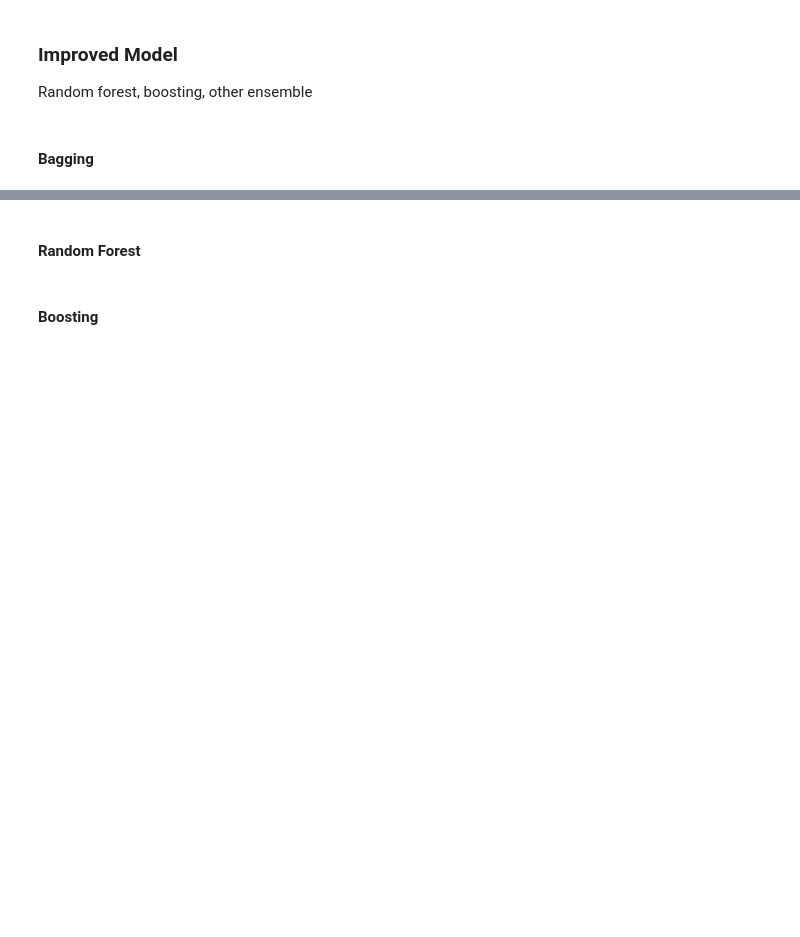
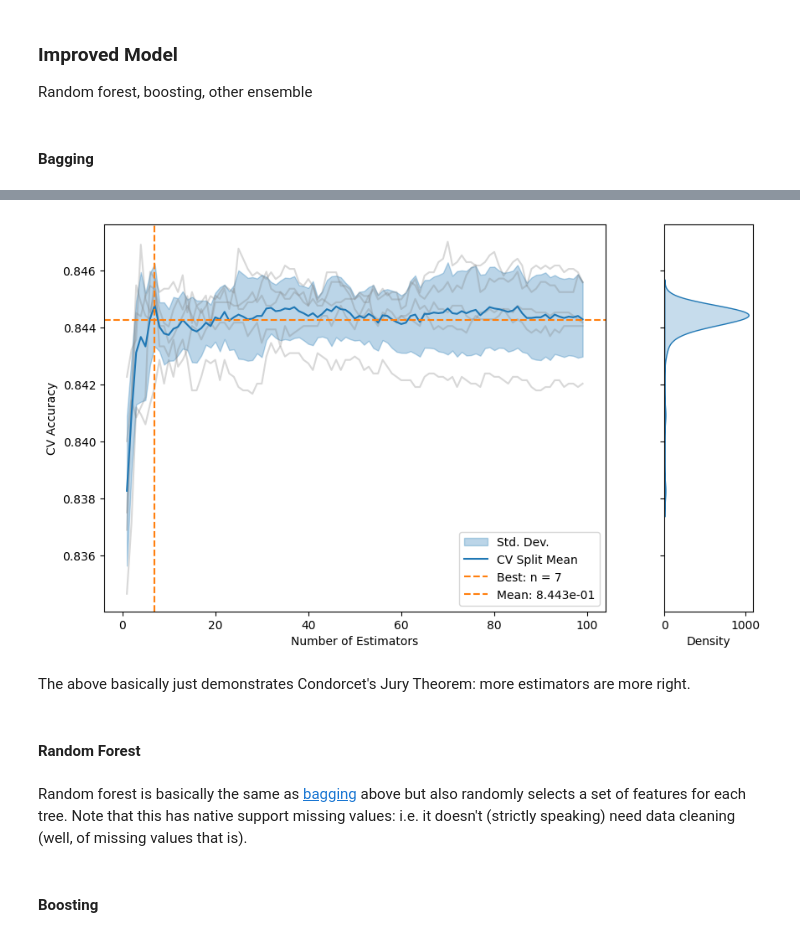
Before and after one commit to velloxen/ids_pbl2_rain-in-australia, a Jupyter notebook: main.ipynb, the cells around one changed output, grey strips where cells are left out. Cells and saved outputs as stored; diff of their text form; code cells hidden in the pictures; blank space fills up the shorter version.

```diff
--- a/main.ipynb
+++ b/main.ipynb
@@ -649,5 +711,47 @@ NameError: name 'ensemble' is not defined
+# %%
+if optimize["Bagging"]:
+    split_cols = ['split0_test_score', 'split1_test_score', 'split2_test_score', 'split3_test_score', 'split4_test_score']
+    mean_col = 'mean_test_score'
+    std_col = 'std_test_score'
+    feat_col = 'param_n_estimators'
+    cols = [mean_col, std_col, feat_col]
+    cols.extend(split_cols)
+    bagscv_model = bagscv['gridsearchcv']
+    scores_ = pd.DataFrame(bagscv_model.cv_results_)[cols]
+# %%
+import seaborn as sns
+
+if optimize["Bagging"]:
+    main_ratio = .85
+    f, axs = plt.subplots(ncols=2, sharey=True, figsize=(10, 6), width_ratios=(main_ratio, 1-main_ratio), dpi=dev_dpi if dev_mode else prod_dpi)
+
+    ax = axs[0]
+    ax.plot(ns, scores_[split_cols], color="tab:grey", alpha=0.3)
+    ci95 = scores_[std_col]
+    ax.fill_between(ns, scores_[mean_col]-ci95, scores_[mean_col]+ci95, color="tab:blue", alpha=0.3, label="Std. Dev.")
+    ax.plot(ns, scores_[mean_col], label="CV Split Mean", color="tab:blue")
+    # ax.set_xscale('log')
+
+    best_n = ns[scores_[mean_col].argmax()]
+    ax.axvline(best_n, ls='--', color="tab:orange", label=f"Best: n = {best_n}")
+    mean_acc = np.mean(scores_[split_cols])
+    ax.axhline(mean_acc, ls='--', color="tab:orange", label=f"Mean: {mean_acc:.3e}")
+
+    dist_ax = axs[1]
+    sns.kdeplot(scores_, y=mean_col, ax=dist_ax, fill=True)
+
+    ax.set_xlabel("Number of Estimators")
+    ax.set_ylabel("CV Accuracy")
+    ax.legend()
+    plt.plot();
+# %% [output]
+[figure, added]
+# %% [markdown]
+The above basically just demonstrates Condorcet's Jury Theorem: more estimators are more right.
 # %% [markdown]
 #### Random Forest
+# %% [markdown]
+Random forest is basically the same as [bagging](#bagging) above but also randomly selects a set of features for each tree. Note that this has native support missing values: i.e. it doesn't (strictly speaking) need data cleaning (well, of missing values that is).
 # %%
 from sklearn.ensemble import RandomForestClassifier
 
```
Also changed, not shown: parts of 12 cells of this notebook.
